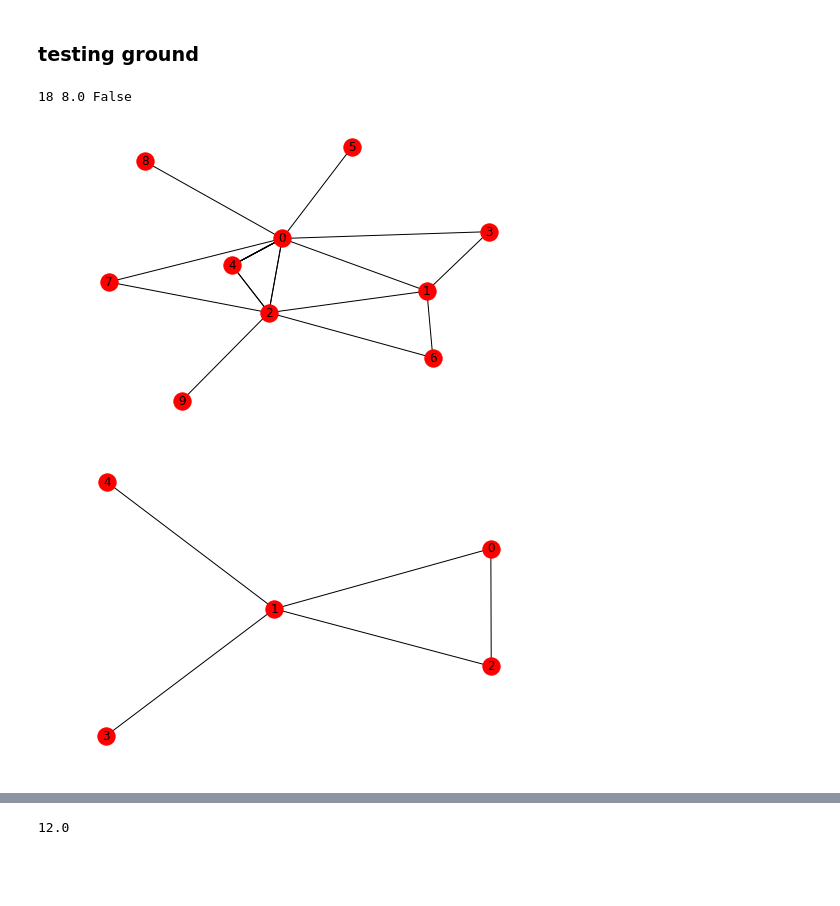
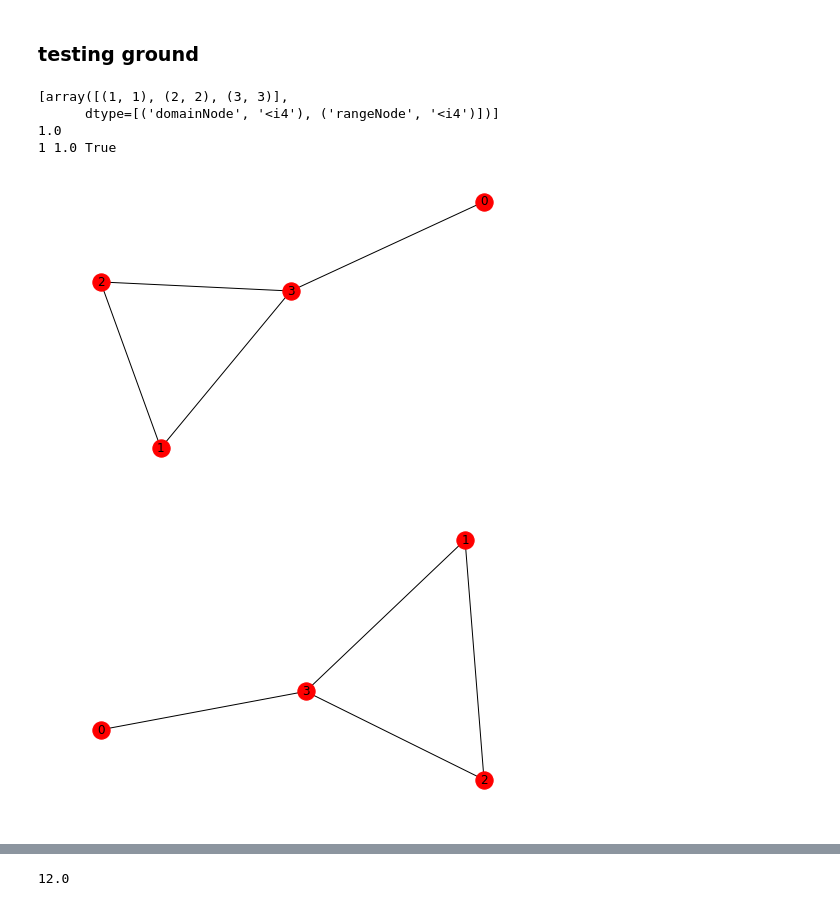
Before and after one commit to ta-rekt/motif-discovery, a Jupyter notebook: src/testing.ipynb, the cells around one changed output, grey strips where cells are left out. Cells and saved outputs as stored; diff of their text form; code cells hidden in the pictures; blank space fills up the shorter version.

```diff
--- a/src/testing.ipynb
+++ b/src/testing.ipynb
@@ -15,18 +15,18 @@ import math
 importlib.reload(fnr)
 importlib.reload(fns)
 
-# G = parseStringToGraph('[[0,1], [1,2], [2,0], [4,2], [3,4], [5,4], [6,4], [7,4]]')
-# H = parseStringToGraph('[[0,1], [1,2], [2,0], [4,2], [3,4], [5,4], [6,4], [7,4]]')
+H = parseStringToGraph('[[1,2], [2,3], [3,4], [3,5], [4,2], [4,5], [5,0]]')
+G = parseStringToGraph('[[1,2], [2,3], [3,4], [3,5], [4,2], [4,5], [5,0]]')
 
-G = nx.scale_free_graph(10, seed=4)
-G = nx.to_undirected(G)
-K = nx.Graph()
-K.add_edges_from(G.edges())
+# G = nx.scale_free_graph(6, seed=3)
+# G = nx.to_undirected(G)
+# K = nx.Graph()
+# K.add_edges_from(G.edges())
 
-H = nx.scale_free_graph(5, seed=3)
-H = nx.to_undirected(H)
-J = nx.Graph()
-J.add_edges_from(H.edges())
+# H = nx.scale_free_graph(5, seed=3)
+# H = nx.to_undirected(H)
+# J = nx.Graph()
+# J.add_edges_from(H.edges())
 
 ######################################################################
 
@@ -40,16 +40,20 @@ J.add_edges_from(H.edges())
 # aut = fnr.findSubgraphInstances(T, K, False)
 # M = fnr.symmetryConditions(aut)
 
-a = fnr.findSubgraphInstances(J, K, True)
+a = fnr.findSubgraphInstances(H, G, True)
 b = fns.findSubgraphInstances(H, G, True)
 
 print(a, b, a == b)
+# print(b)
 # %% [output]
-18 8.0 False
+[array([(1, 1), (2, 2), (3, 3)],
+      dtype=[('domainNode', '<i4'), ('rangeNode', '<i4')])]
+1.0
+1 1.0 True
 # %%
 # G = parseStringToGraph('[[0,1], [1,2], [2,0], [4,2], [3,4], [5,4], [6,4], [7,4]]')
-# G = fns.relabelByDegree(G)
-nx.draw(G, with_labels=True)
+H = fns.relabelByDegree(H)
+nx.draw(H, with_labels=True)
 # fns.onionDecompose(G)
 # %% [output]
-[figure, old version]
+[figure, new version]
@@ -63,10 +62,10 @@ for name in G.nodes[1].keys():
 # %%
-J = nx.Graph()
-J.add_edges_from(H.edges())
-# J.remove_edge(0, 4)
-nx.draw(J, with_labels=True)
+# J = nx.Graph()
+# J.add_edges_from(H.edges())
+G = fns.relabelByDegree(G)
+nx.draw(G, with_labels=True)
 # %% [output]
-[figure, old version]
+[figure, new version]
 # %%
 nx.draw(T, with_labels=True)
 # %%
```
Also changed, not shown: parts of 4 cells of this notebook, 2 other files.
